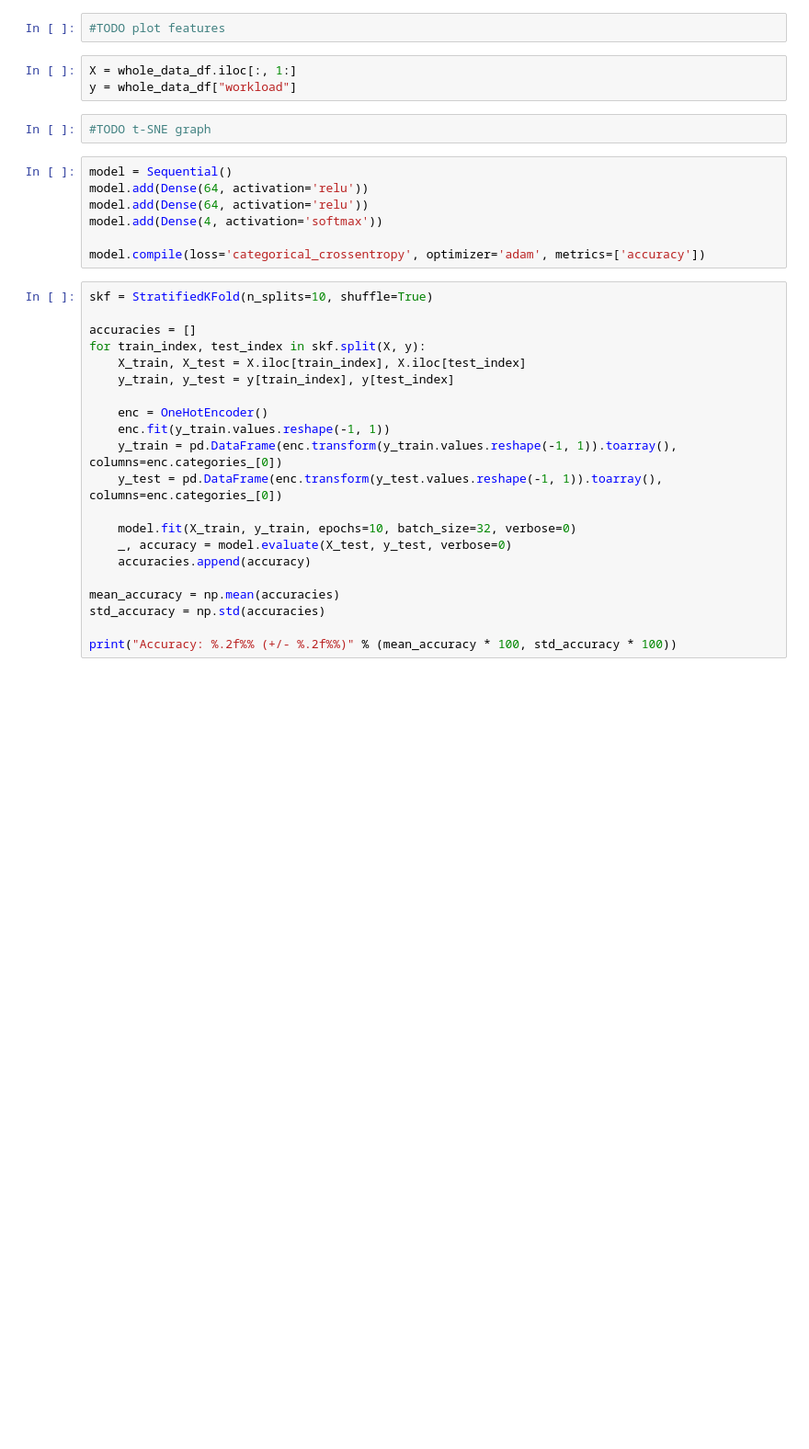
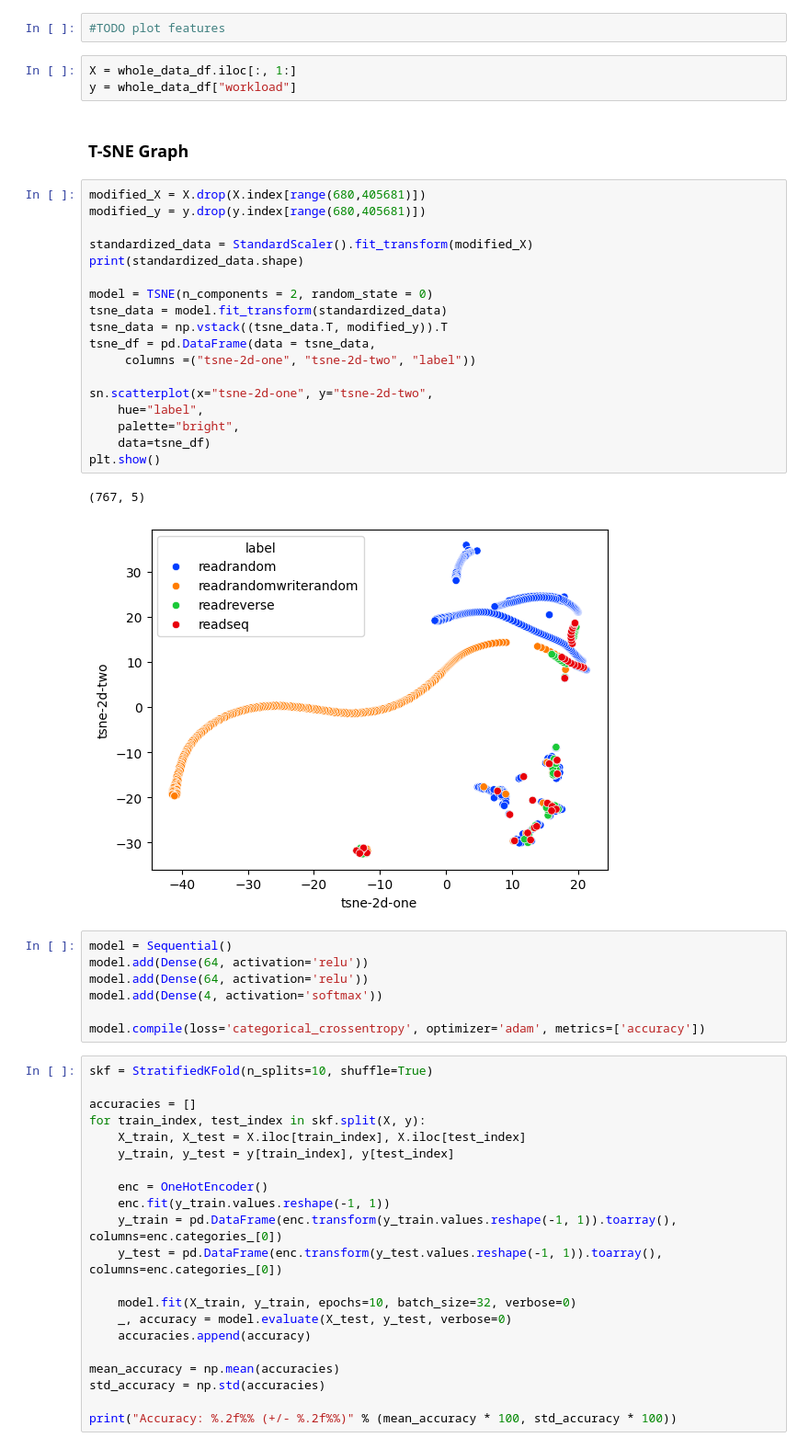
Before and after one commit to rfAbedi/OS-Lab-Project, a Jupyter notebook: Data Preprocess and ML Models.ipynb, the cells around one changed output. Shown: that part at 92% size. Saved outputs shown, nothing was run; the diff lists cells and outputs as text; blank space fills up the shorter version.

Commit message:
Add t-sne graph

```diff
--- a/Data Preprocess and ML Models.ipynb
+++ b/Data Preprocess and ML Models.ipynb
@@ -152,8 +154,29 @@ display(whole_data_df)
 # %%
 X = whole_data_df.iloc[:, 1:]
 y = whole_data_df["workload"]
-# %%
-#TODO t-SNE graph
+# %% [markdown]
+### T-SNE Graph
+# %%
+modified_X = X.drop(X.index[range(680,405681)])
+modified_y = y.drop(y.index[range(680,405681)])
+
+standardized_data = StandardScaler().fit_transform(modified_X)
+print(standardized_data.shape)
+
+model = TSNE(n_components = 2, random_state = 0)
+tsne_data = model.fit_transform(standardized_data)
+tsne_data = np.vstack((tsne_data.T, modified_y)).T
+tsne_df = pd.DataFrame(data = tsne_data,
+     columns =("tsne-2d-one", "tsne-2d-two", "label"))
+
+sn.scatterplot(x="tsne-2d-one", y="tsne-2d-two",
+    hue="label",
+    palette="bright",
+    data=tsne_df)
+plt.show()
+# %% [output]
+(767, 5)
+[figure, added]
 # %%
 model = Sequential()
 model.add(Dense(64, activation='relu'))
```
Also changed, not shown: parts of 1 cell of this notebook, 1 other file.
